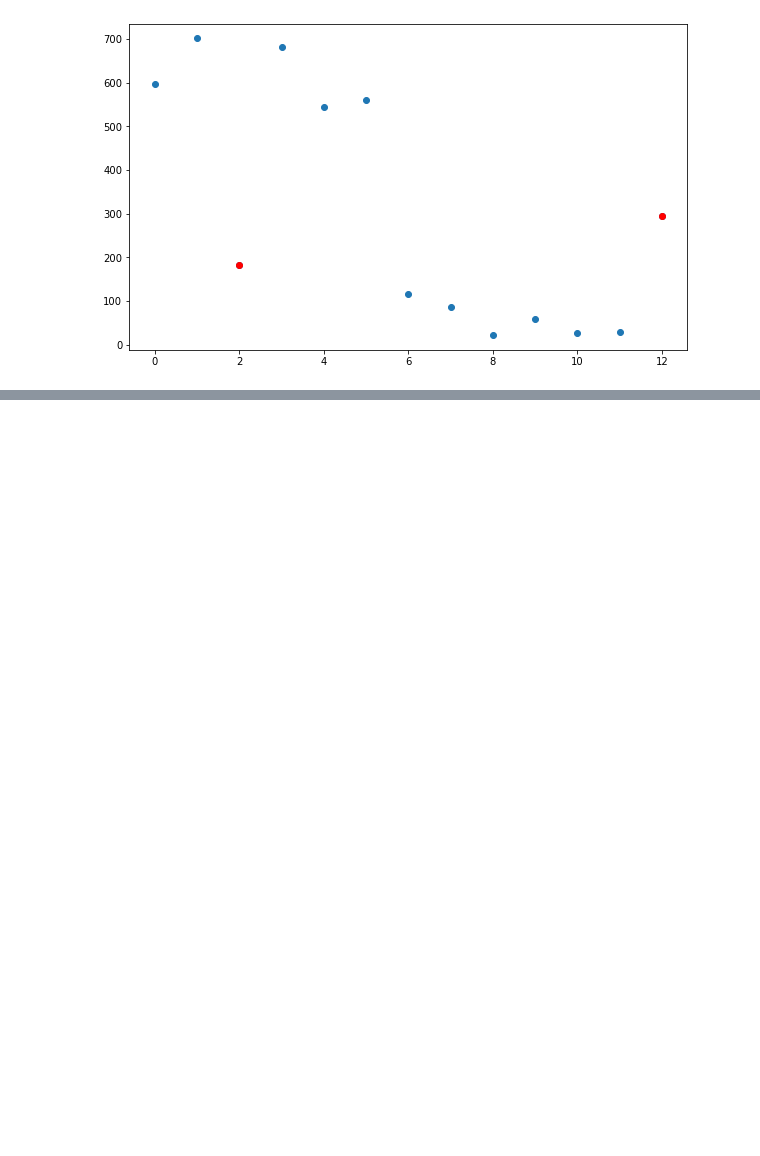
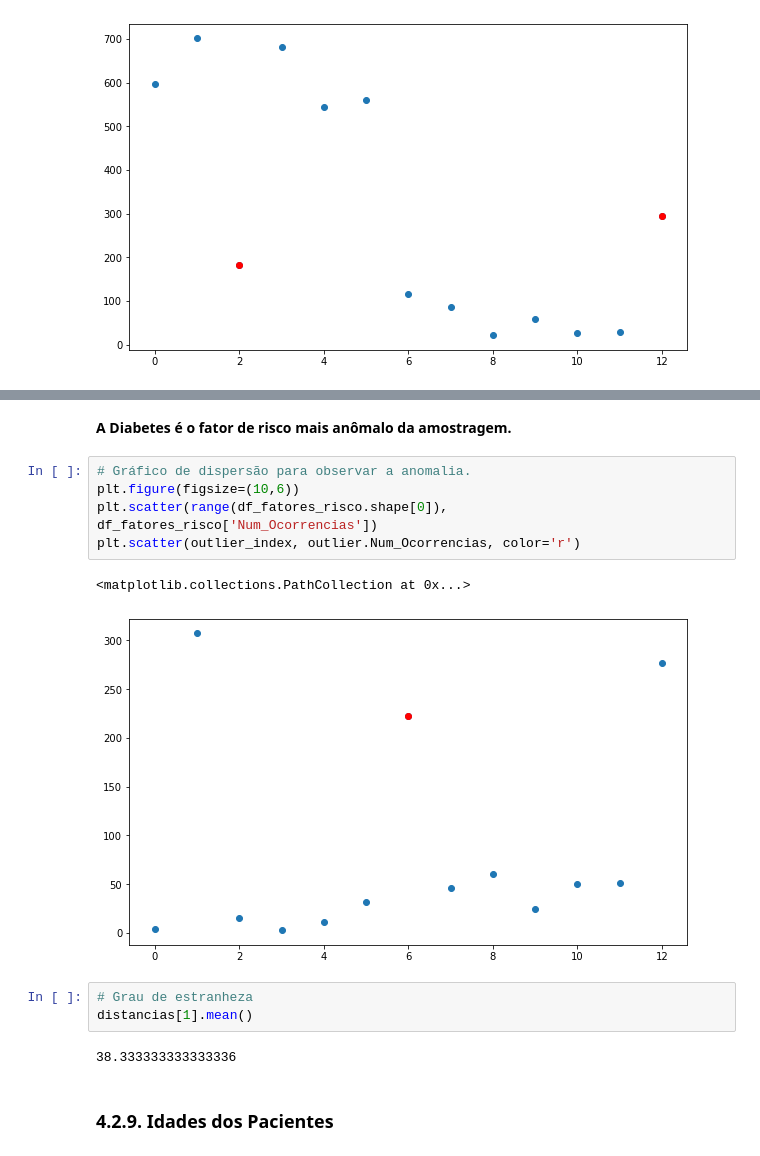
Before and after one commit to endhel/SRAG-Agrupamento-Deteccao-De-Anomalia, a Jupyter notebook: SRAG-Agrupamento-Deteccao-Anomalias.ipynb, the cells around one changed output, grey strips where cells are left out. Cells and saved outputs as stored; diff of their text form; blank space fills up the shorter version.

```diff
--- a/SRAG-Agrupamento-Deteccao-Anomalias.ipynb
+++ b/SRAG-Agrupamento-Deteccao-Anomalias.ipynb
@@ -918,0 +964,17 @@ df_sintomas
+# %% [markdown]
+**A Diabetes é o fator de risco mais anômalo da amostragem.**
+# %%
+# Gráfico de dispersão para observar a anomalia.
+plt.figure(figsize=(10,6))
+plt.scatter(range(df_fatores_risco.shape[0]), df_fatores_risco['Num_Ocorrencias'])
+plt.scatter(outlier_index, outlier.Num_Ocorrencias, color='r')
+# %% [output]
+<matplotlib.collections.PathCollection at 0x...>
+[figure, added]
+# %%
+# Grau de estranheza
+distancias[1].mean()
+# %% [output]
+38.333333333333336
+# %% [markdown]
+### 4.2.9. Idades dos Pacientes
```
Also changed, not shown: parts of 20 cells of this notebook.
